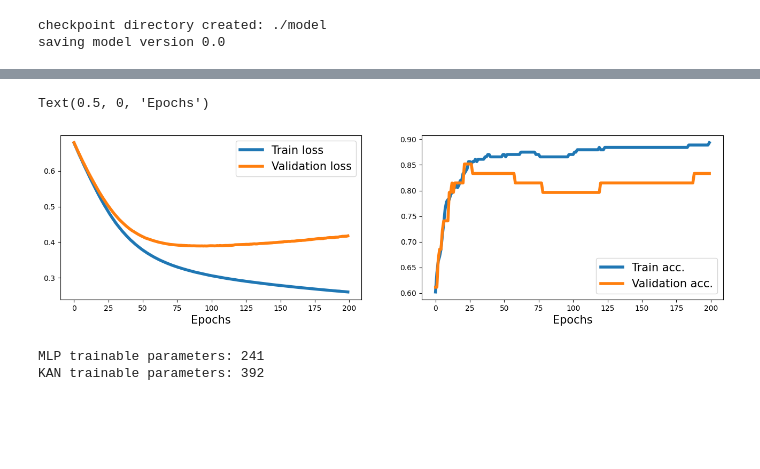
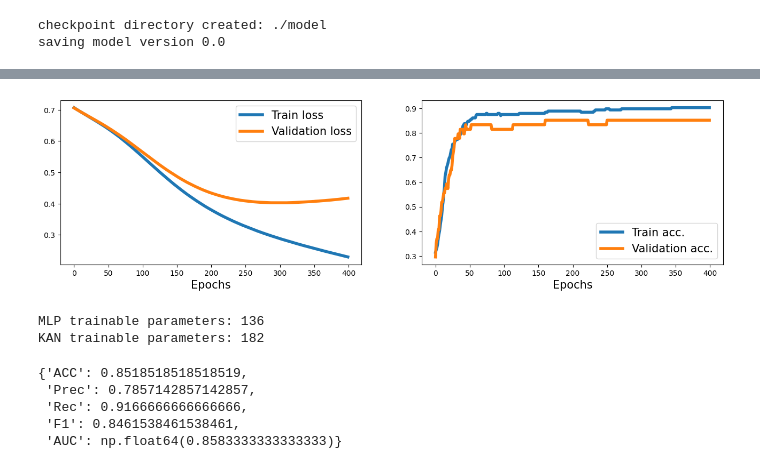
Before and after one commit to haghbinh/KAN, a Jupyter notebook: real_data.ipynb, the cells around one changed output, grey strips where cells are left out. Saved outputs shown, nothing was run; the diff lists cells and outputs as text; code cells hidden in the pictures; blank space fills up the shorter version.

```diff
--- a/real_data.ipynb
+++ b/real_data.ipynb
@@ -51,15 +40,15 @@ train_loader = DataLoader(train_dataset, batch_size=32, shuffle=True)
 class kan_model(nn.Module):
     def __init__(self,width):
         super(kan_model, self).__init__()
-        self.KAN = KAN(width=width, grid=5, k=3)
+        self.KAN = KAN(width=width, grid=10, k=3)
         self.sig = nn.Sigmoid()
     def forward(self, x):
         output = self.KAN(x)
         output = self.sig(output)
         return output
 
-my_kan = kan_model(width = [13,1]).to(device)
-optimizer_kan = optim.Adam(my_kan.parameters(), lr=1e-3)
+my_kan = kan_model(width = [13,15,1]).to(device)
+optimizer_kan = optim.Adam(my_kan.parameters(), lr=1e-4)
 # %% [output]
 checkpoint directory created: ./model
 saving model version 0.0
@@ -138,3 +97,3 @@ Text(0.5, 0, 'Epochs')
 # %%
-history_kan = train(my_kan, num_epochs, train_loader, X_test_tensor, y_test_tensor,loss_fun,optimizer_kan)
+history_kan = train_calssification(my_kan, 400, train_loader, X_test_tensor, y_test_tensor,loss_fun,optimizer_kan)
 # %% [output]
@@ -145,22 +117,5 @@ Epoch 200 accuracy: 0.8935, val_accuracy: 0.8333, loss: 0.2608, val_loss: 0.4177
+[figure, added]
-# %%
-fig = plt.figure(figsize=(16, 4))
-ax = fig.add_subplot(1, 2, 1)
-plt.plot(history_kan[0], lw=4)
-plt.plot(history_kan[1], lw=4)
-plt.legend(['Train loss', 'Validation loss'], fontsize=15)
-ax.set_xlabel('Epochs', size=15)
-ax = fig.add_subplot(1, 2, 2)
-plt.plot(history_kan[2], lw=4)
-plt.plot(history_kan[3], lw=4)
-plt.legend(['Train acc.', 'Validation acc.'], fontsize=15)
-ax.set_xlabel('Epochs', size=15)
-# %% [output]
-Text(0.5, 0, 'Epochs')
-[figure, removed]
 # %%
-def count_trainable_params(model):
-    return sum(p.numel() for p in model.parameters() if p.requires_grad)
-
 # For MLP:
 mlp_param_count = count_trainable_params(mlp)
 print(f"MLP trainable parameters: {mlp_param_count}")
@@ -169,8 +124,8 @@ print(f"MLP trainable parameters: {mlp_param_count}")
 kan_param_count = count_trainable_params(my_kan)
 print(f"KAN trainable parameters: {kan_param_count}")
 # %% [output]
-MLP trainable parameters: 241
-KAN trainable parameters: 392
+MLP trainable parameters: 136
+KAN trainable parameters: 182
 # %%
 mlp.eval()
 with torch.no_grad():
@@ -195,3 +135,10 @@ def compute_metrics(y_true, y_pred):
 # Compute metrics
 kan_metrics = compute_metrics(y_test_tensor, kan_pred)
 mlp_metrics = compute_metrics(y_test_tensor, mlp_pred)
+mlp_metrics
+# %% [output]
+{'ACC': 0.8518518518518519,
+ 'Prec': 0.7857142857142857,
+ 'Rec': 0.9166666666666666,
+ 'F1': 0.8461538461538461,
+ 'AUC': np.float64(0.8583333333333333)}
```
Also changed, not shown: parts of 13 cells of this notebook, 5 other files.
